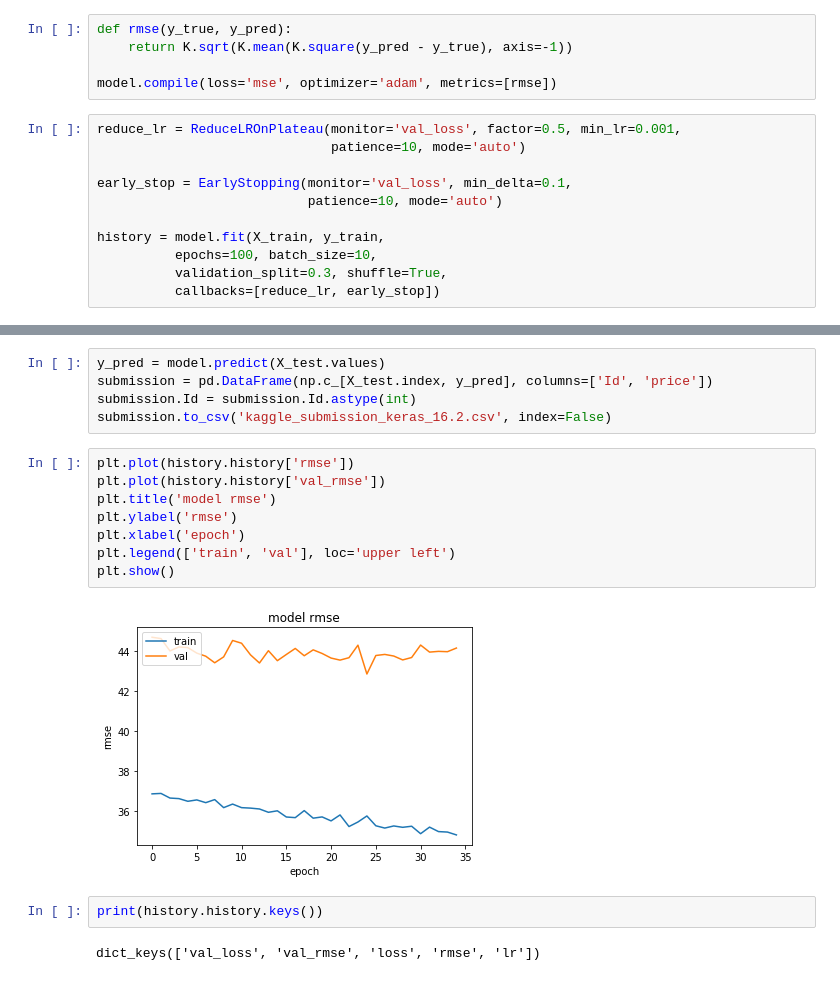
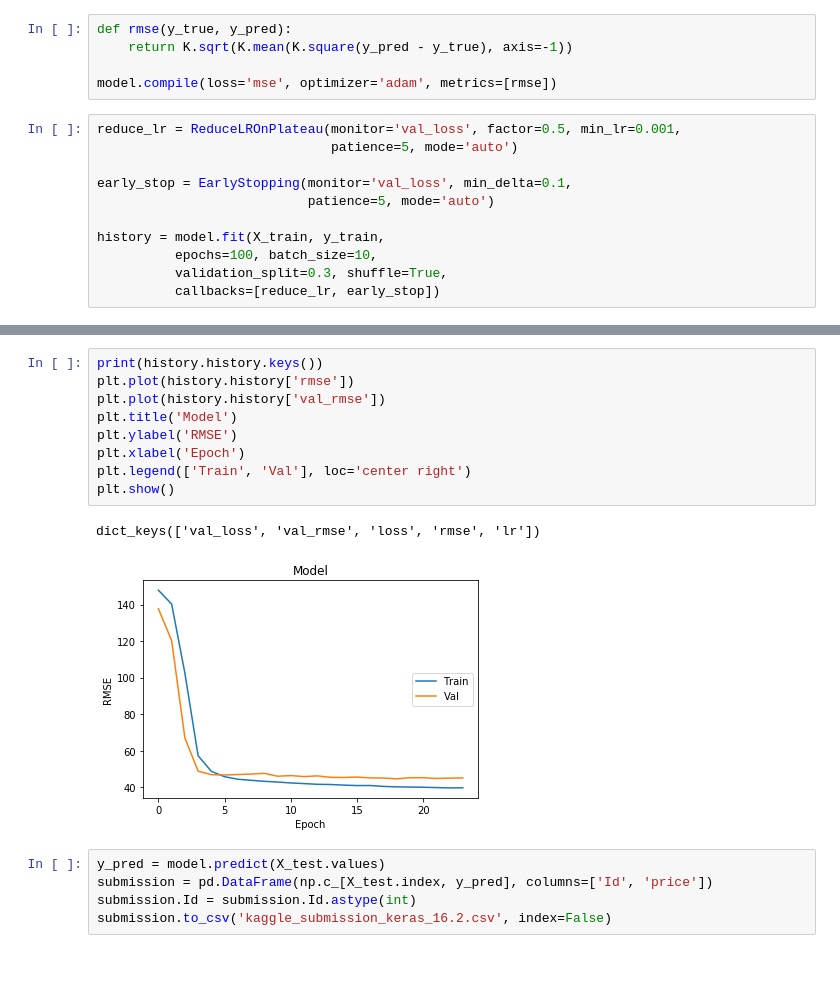
Before and after one commit to jackweou/QBUS3820, a Jupyter notebook: Airbnb.ipynb, the cells around one changed output, grey strips where cells are left out. Saved outputs shown, nothing was run; the diff lists cells and outputs as text.

```diff
--- a/Airbnb.ipynb
+++ b/Airbnb.ipynb
@@ -590,10 +570,10 @@ def rmse(y_true, y_pred):
 model.compile(loss='mse', optimizer='adam', metrics=[rmse])
 # %%
 reduce_lr = ReduceLROnPlateau(monitor='val_loss', factor=0.5, min_lr=0.001,
-                              patience=10, mode='auto')
+                              patience=5, mode='auto')
 
 early_stop = EarlyStopping(monitor='val_loss', min_delta=0.1,
-                           patience=10, mode='auto')
+                           patience=5, mode='auto')
 
 history = model.fit(X_train, y_train,
           epochs=100, batch_size=10,
@@ -620,19 +600,17 @@ Epoch 35/100
+# %%
+print(history.history.keys())
+plt.plot(history.history['rmse'])
+plt.plot(history.history['val_rmse'])
+plt.title('Model')
+plt.ylabel('RMSE')
+plt.xlabel('Epoch')
+plt.legend(['Train', 'Val'], loc='center right')
+plt.show()
+# %% [output]
+dict_keys(['val_loss', 'val_rmse', 'loss', 'rmse', 'lr'])
+[figure, added]
 # %%
 y_pred = model.predict(X_test.values)
 submission = pd.DataFrame(np.c_[X_test.index, y_pred], columns=['Id', 'price'])
 submission.Id = submission.Id.astype(int)
 submission.to_csv('kaggle_submission_keras_16.2.csv', index=False)
-# %%
-plt.plot(history.history['rmse'])
-plt.plot(history.history['val_rmse'])
-plt.title('model rmse')
-plt.ylabel('rmse')
-plt.xlabel('epoch')
-plt.legend(['train', 'val'], loc='upper left')
-plt.show()
-# %% [output]
-[figure, removed]
-# %%
-print(history.history.keys())
-# %% [output]
-dict_keys(['val_loss', 'val_rmse', 'loss', 'rmse', 'lr'])
```
Also changed, not shown: parts of 4 cells of this notebook, 1 other file.
